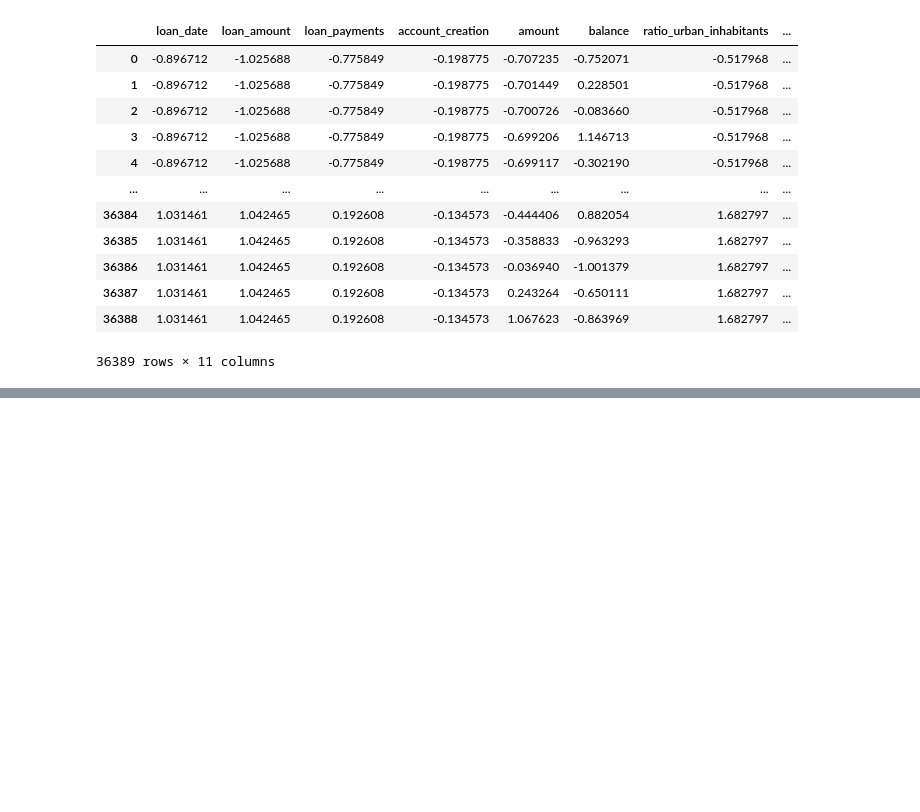
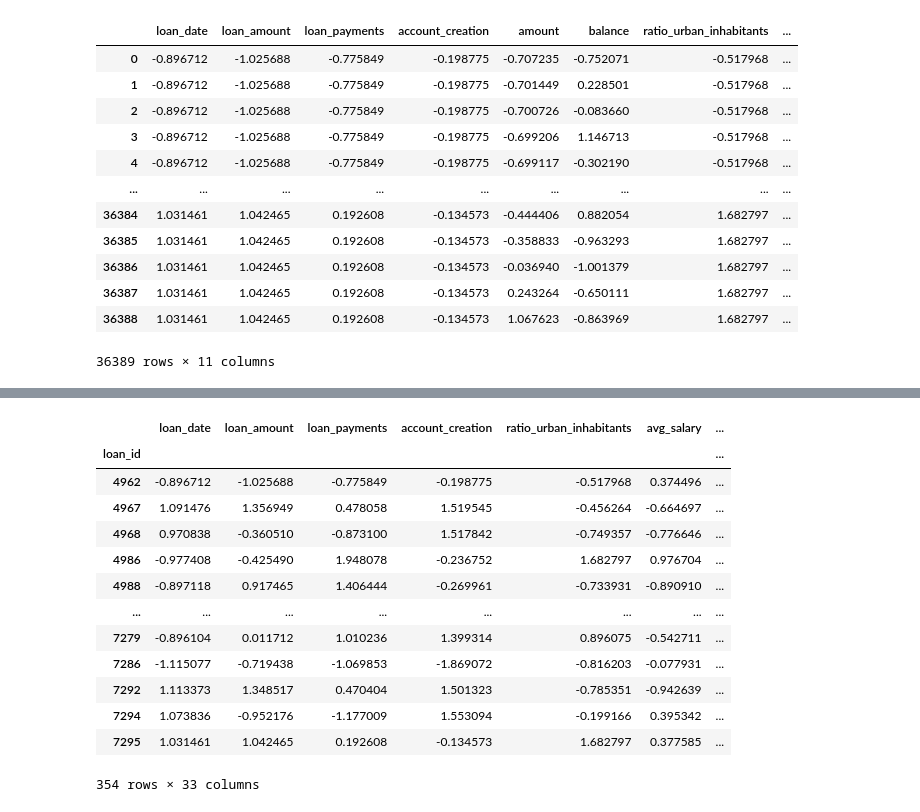
Before and after one commit to joaonmatos/feup-machine-learning, a Jupyter notebook: classifiers.ipynb, the cells around one changed output, grey strips where cells are left out. Drawn from its saved outputs; the diff is of its cells as text; code cells hidden in the pictures; blank space fills up the shorter version.

```diff
--- a/classifiers.ipynb
+++ b/classifiers.ipynb
@@ -594,0 +643,18 @@ target_ids = pre_processed_test_dataframe.loan_id
+# %%
+processed_test_df['loan_id'] = processed_test_df.index
+processed_test_df
+# %% [output]
+|  | loan_date | loan_amount | loan_payments | account_creation | ratio_urban_inhabitants | avg_salary | ... |
+| loan_id |  |  |  |  |  |  | ... |
+| 4962 | -0.896712 | -1.025688 | -0.775849 | -0.198775 | -0.517968 | 0.374496 | ... |
+| 4967 | 1.091476 | 1.356949 | 0.478058 | 1.519545 | -0.456264 | -0.664697 | ... |
+| 4968 | 0.970838 | -0.360510 | -0.873100 | 1.517842 | -0.749357 | -0.776646 | ... |
+| 4986 | -0.977408 | -0.425490 | 1.948078 | -0.236752 | 1.682797 | 0.976704 | ... |
+| 4988 | -0.897118 | 0.917465 | 1.406444 | -0.269961 | -0.733931 | -0.890910 | ... |
+| ... | ... | ... | ... | ... | ... | ... | ... |
+| 7279 | -0.896104 | 0.011712 | 1.010236 | 1.399314 | 0.896075 | -0.542711 | ... |
+| 7286 | -1.115077 | -0.719438 | -1.069853 | -1.869072 | -0.816203 | -0.077931 | ... |
+| 7292 | 1.113373 | 1.348517 | 0.470404 | 1.501323 | -0.785351 | -0.942639 | ... |
+| 7294 | 1.073836 | -0.952176 | -1.177009 | 1.553094 | -0.199166 | 0.395342 | ... |
+| 7295 | 1.031461 | 1.042465 | 0.192608 | -0.134573 | 1.682797 | 0.377585 | ... |
+354 rows × 33 columns
```
Also changed, not shown: parts of 15 cells of this notebook, 3 other files.
